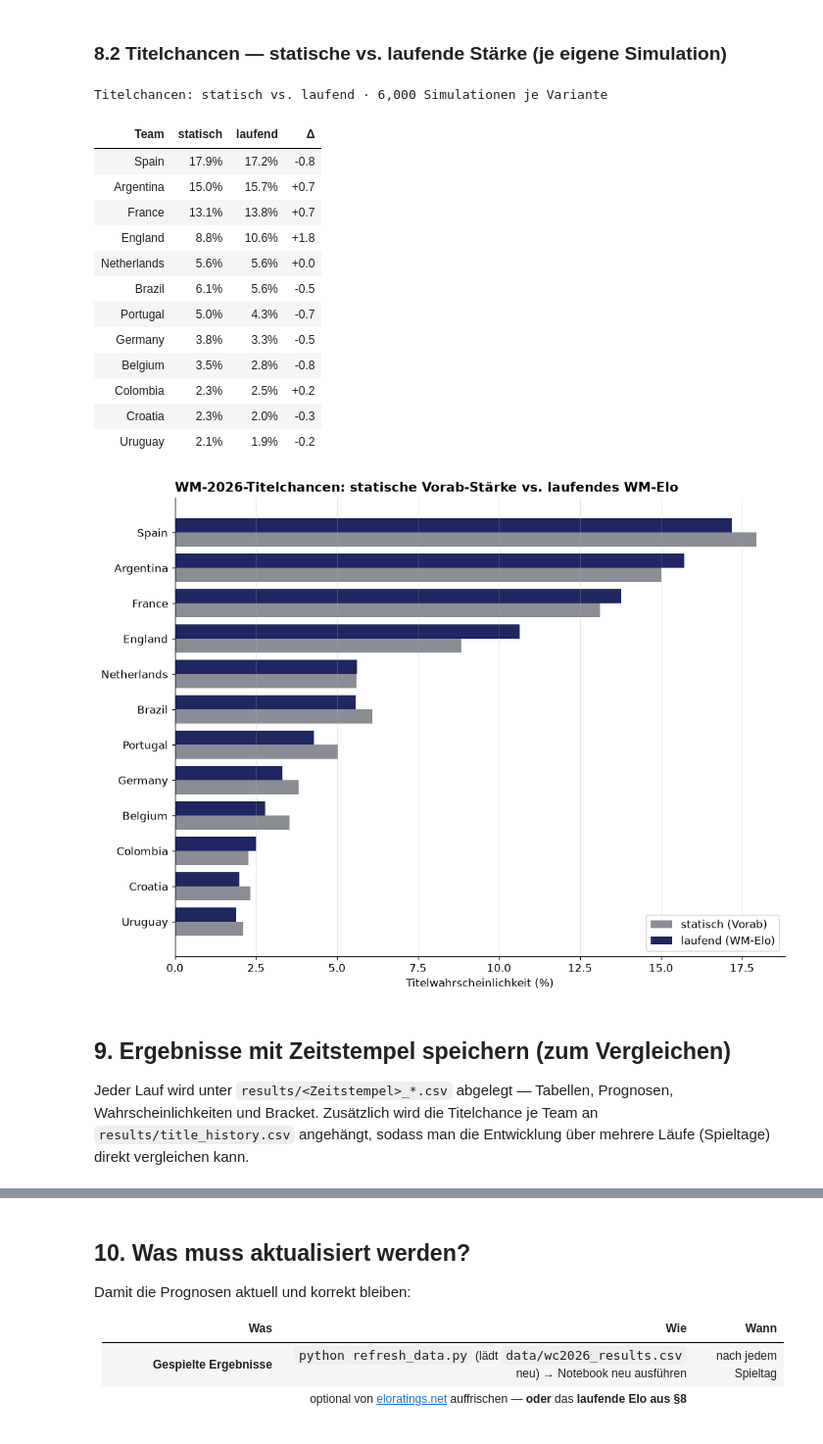
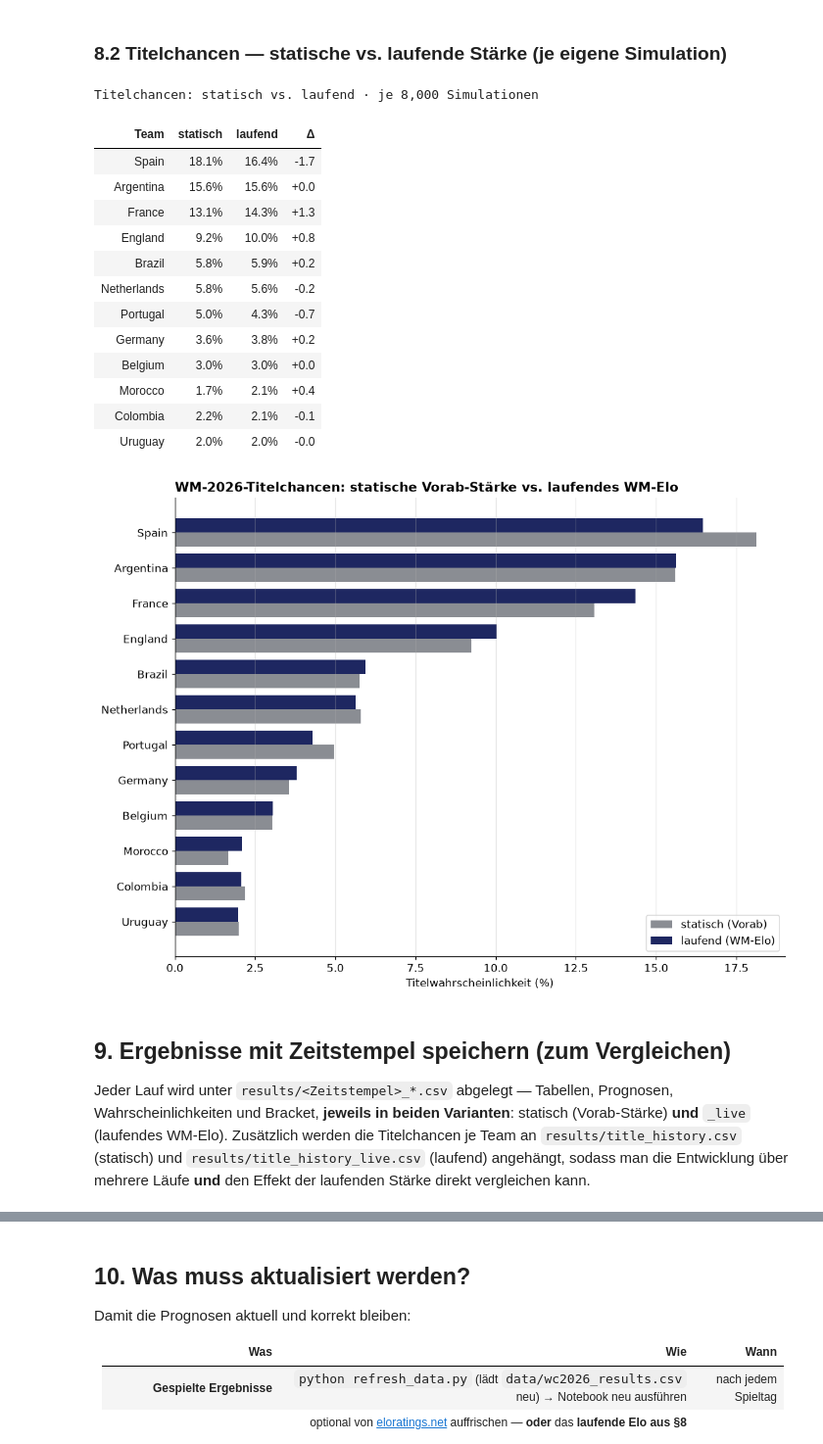
Before and after one commit to Deskaunedsei1983/wc2026-cl01, a Jupyter notebook: wc2026_live_update.ipynb, the cells around one changed output, grey strips where cells are left out. Shown at 98% size. Drawn from its saved outputs; the diff is of its cells as text; code cells hidden in the pictures.

```diff
--- a/wc2026_live_update.ipynb
+++ b/wc2026_live_update.ipynb
@@ -286,14 +286,14 @@ exakten Ergebnis (Poisson). K.-o.-Paarungen erscheinen erst nach der
 Gruppenphase als echte Teams (bis dahin Platzhalter wie `2A`, `W74`) — ihre
 Prognose steht in Abschnitt 7.
 # %%
-def next_matches(sched, k=None):
+def next_matches(sched, k=None, R=STRENGTH):
     up = sched[~sched.played].copy()
     up = up[up.team1.isin(STRENGTH) & up.team2.isin(STRENGTH)].sort_values("date")
     if k: up = up.head(k)
     out = []
     for _, m in up.iterrows():
-        a, b = m.team1, m.team2; w, d, l = wdl_consensus(a, b)
-        la, lb = lam(a, b); s, p = modal_score(a, b)
+        a, b = m.team1, m.team2; w, d, l = wdl_consensus(a, b, R)
+        la, lb = lam(a, b, R); s, p = modal_score(a, b, R)
         tag = m.group if isinstance(m.group,str) and m.group else m["round"]
         out.append({"Datum":m.date,"Runde":tag,"Begegnung":f"{a} – {b}",
                     "Ø Tore (λ)":f"{la:.1f} : {lb:.1f}",
@@ -651,21 +654,21 @@ Diese Funktion projiziert mit den **aktuell wahrscheinlichsten** Platzierungen
 Round-of-32 und sagt jede Partie voraus. **Sind alle Gruppenspiele gespielt, ist
 das die echte K.-o.-Runde** — derselbe Code, dann ohne Projektion.
 # %%
-def project_bracket(sched):
+def project_bracket(sched, R=STRENGTH):
     st = {g:{t:[0,0,0] for t in GROUPS[g]} for g in GROUPS}
     for g, a, b in fixtures:
         if (g,a,b) in played_key: x, y = played_key[(g,a,b)]
         else:
-            P, la, lb = scoreline(a, b); n=P.shape[0]; i,j = divmod(int(np.argmax(P)), n); x,y=i,j
+            P, la, lb = scoreline(a, b, R); n=P.shape[0]; i,j = divmod(int(np.argmax(P)), n); x,y=i,j
         st[g][a][1]+=x-y; st[g][a][2]+=x; st[g][b][1]+=y-x; st[g][b][2]+=y
         if x>y: st[g][a][0]+=3
         elif y>x: st[g][b][0]+=3
         else: st[g][a][0]+=1; st[g][b][0]+=1
     pos = {}; thirds = []
     for g in GROUPS:
-        order = sorted(GROUPS[g], key=lambda t:(st[g][t][0],st[g][t][1],st[g][t][2],STRENGTH[t]), reverse=True)
+        order = sorted(GROUPS[g], key=lambda t:(st[g][t][0],st[g][t][1],st[g][t][2],R[t]), reverse=True)
         pos[f"1{g}"], pos[f"2{g}"] = order[0], order[1]
-        s = st[g][order[2]]; thirds.append((g, order[2], s[0], s[1], s[2], STRENGTH[order[2]]))
+        s = st[g][order[2]]; thirds.append((g, order[2], s[0], s[1], s[2], R[order[2]]))
     thirds.sort(key=lambda r:(r[2],r[3],r[4],r[5]), reverse=True)
     best8 = [(g,t) for g,t,*_ in thirds[:8]]
     tmap = assign_thirds(best8)
@@ -673,7 +676,7 @@ def project_bracket(sched):
     for m, s1, s2 in R32:
         t1 = tmap[m] if s1.startswith("3:") else pos[s1]
         t2 = tmap[m] if s2.startswith("3:") else pos[s2]
-        w, d, l = wdl_consensus(t1, t2); s, p = modal_score(t1, t2); la, lb = lam(t1, t2)
+        w, d, l = wdl_consensus(t1, t2, R); s, p = modal_score(t1, t2, R); la, lb = lam(t1, t2, R)
         fav = t1 if w>=l else t2
         rows.append({"R32":m,"Begegnung":f"{t1} – {t2}","Ø Tore (λ)":f"{la:.1f} : {lb:.1f}",
                      "P(Sieg 1)":w*100,"P(Remis)":d*100,
@@ -788,51 +791,52 @@ Nächste Spiele: statisch vs. laufend — erwartete Tore λ, Favorit, P(Sieg ers
 # %% [markdown]
 ### 8.2 Titelchancen — statische vs. laufende Stärke (je eigene Simulation)
 # %%
-def title_odds(R, n=6000):
-    c = np.zeros(len(TEAMS))
-    for _ in range(n): c[ix[one_sim(played_key, R)["champ"][0]]] += 1
-    return c/n*100
+# volle Lauf-Variante mit laufendem Elo (unten auch separat gespeichert)
+prob_live    = run_full_sim(STRENGTH_LIVE, N_SIM)
+nxt_live     = next_matches(sched, R=STRENGTH_LIVE)
+bracket_live = project_bracket(sched, R=STRENGTH_LIVE)
 
-N_AB = 6000
-ts = title_odds(STRENGTH, N_AB); tl = title_odds(STRENGTH_LIVE, N_AB)
-abt = pd.DataFrame({"Team": TEAMS, "statisch": ts, "laufend": tl})
-abt["Δ"] = abt.laufend - abt.statisch
-abt = abt.sort_values("laufend", ascending=False).head(12).reset_index(drop=True)
-display(abt.style.hide(axis="index").format({"statisch":"{:.1f}%","laufend":"{:.1f}%","Δ":"{:+.1f}"})
+cmp = (prob[["Team","Titel"]].rename(columns={"Titel":"statisch"})
+       .merge(prob_live[["Team","Titel"]].rename(columns={"Titel":"laufend"}), on="Team"))
+cmp["Δ"] = cmp.laufend - cmp.statisch
+cmp = cmp.sort_values("laufend", ascending=False).head(12).reset_index(drop=True)
+display(cmp.style.hide(axis="index").format({"statisch":"{:.1f}%","laufend":"{:.1f}%","Δ":"{:+.1f}"})
         .background_gradient(cmap="RdYlGn", subset=["Δ"])
-        .set_caption(f"Titelchancen: statisch vs. laufend · {N_AB:,} Simulationen je Variante"))
+        .set_caption(f"Titelchancen: statisch vs. laufend · je {N_SIM:,} Simulationen"))
 
-top = abt.iloc[::-1]; yy = np.arange(len(top)); w = 0.4
+top = cmp.iloc[::-1]; yy = np.arange(len(top)); w = 0.4
 fig, ax = plt.subplots(figsize=(10, 7.5))
 ax.barh(yy-w/2, top.statisch, w, color=GREY, label="statisch (Vorab)")
 ax.barh(yy+w/2, top.laufend,  w, color=NAVY, label="laufend (WM-Elo)")
 ax.set_yticks(yy); ax.set_yticklabels(top.Team); ax.set_xlabel("Titelwahrscheinlichkeit (%)")
 ax.set_title("WM-2026-Titelchancen: statische Vorab-Stärke vs. laufendes WM-Elo", loc="left")
 ax.legend(); ax.grid(axis="x", alpha=.3)
 plt.tight_layout(); plt.savefig("nb_live_ab_title.png"); plt.show()
 # %% [output]
-Titelchancen: statisch vs. laufend · 6,000 Simulationen je Variante
+Titelchancen: statisch vs. laufend · je 8,000 Simulationen
 | Team | statisch | laufend | Δ |
-| Spain | 17.9% | 17.2% | -0.8 |
-| Argentina | 15.0% | 15.7% | +0.7 |
-| France | 13.1% | 13.8% | +0.7 |
-| England | 8.8% | 10.6% | +1.8 |
-| Netherlands | 5.6% | 5.6% | +0.0 |
-| Brazil | 6.1% | 5.6% | -0.5 |
+| Spain | 18.1% | 16.4% | -1.7 |
+| Argentina | 15.6% | 15.6% | +0.0 |
+| France | 13.1% | 14.3% | +1.3 |
+| England | 9.2% | 10.0% | +0.8 |
+| Brazil | 5.8% | 5.9% | +0.2 |
+| Netherlands | 5.8% | 5.6% | -0.2 |
 | Portugal | 5.0% | 4.3% | -0.7 |
-| Germany | 3.8% | 3.3% | -0.5 |
-| Belgium | 3.5% | 2.8% | -0.8 |
-| Colombia | 2.3% | 2.5% | +0.2 |
-| Croatia | 2.3% | 2.0% | -0.3 |
-| Uruguay | 2.1% | 1.9% | -0.2 |
+| Germany | 3.6% | 3.8% | +0.2 |
+| Belgium | 3.0% | 3.0% | +0.0 |
+| Morocco | 1.7% | 2.1% | +0.4 |
+| Colombia | 2.2% | 2.1% | -0.1 |
+| Uruguay | 2.0% | 2.0% | -0.0 |
-[figure, old version]
+[figure, new version]
 # %% [markdown]
 ## 9. Ergebnisse mit Zeitstempel speichern (zum Vergleichen)
 
 Jeder Lauf wird unter `results/<Zeitstempel>_*.csv` abgelegt — Tabellen,
-Prognosen, Wahrscheinlichkeiten und Bracket. Zusätzlich wird die Titelchance je
-Team an `results/title_history.csv` angehängt, sodass man die Entwicklung über
-mehrere Läufe (Spieltage) direkt vergleichen kann.
+Prognosen, Wahrscheinlichkeiten und Bracket, **jeweils in beiden Varianten**:
+statisch (Vorab-Stärke) **und** `_live` (laufendes WM-Elo). Zusätzlich werden die
+Titelchancen je Team an `results/title_history.csv` (statisch) und
+`results/title_history_live.csv` (laufend) angehängt, sodass man die Entwicklung
+über mehrere Läufe **und** den Effekt der laufenden Stärke direkt vergleichen kann.
 # %%
 from datetime import datetime
 RESULTS = Path("results"); RESULTS.mkdir(exist_ok=True)
```
Also changed, not shown: parts of 14 cells of this notebook, 6 other files.
